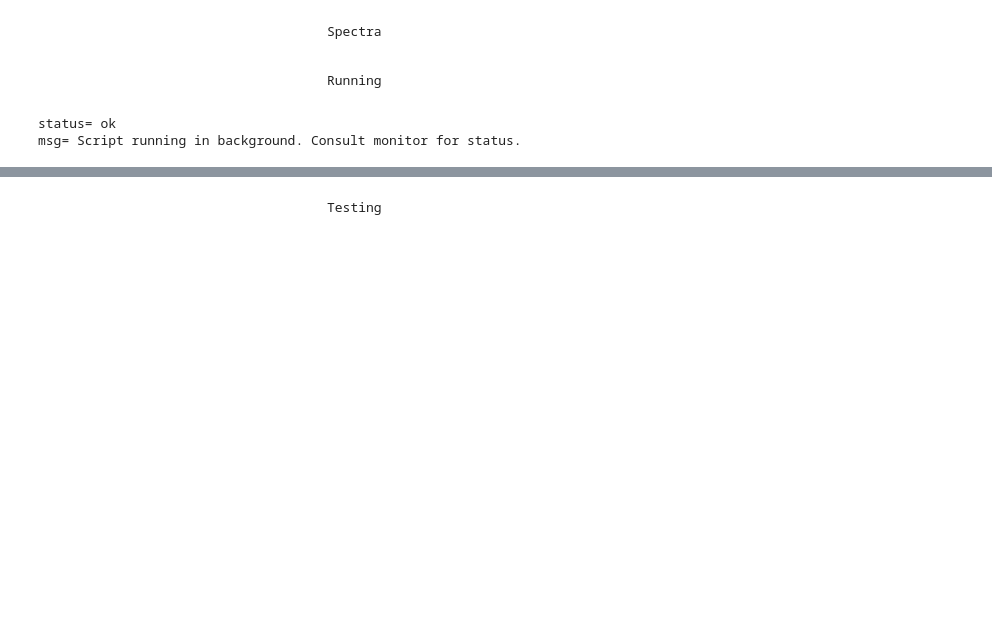
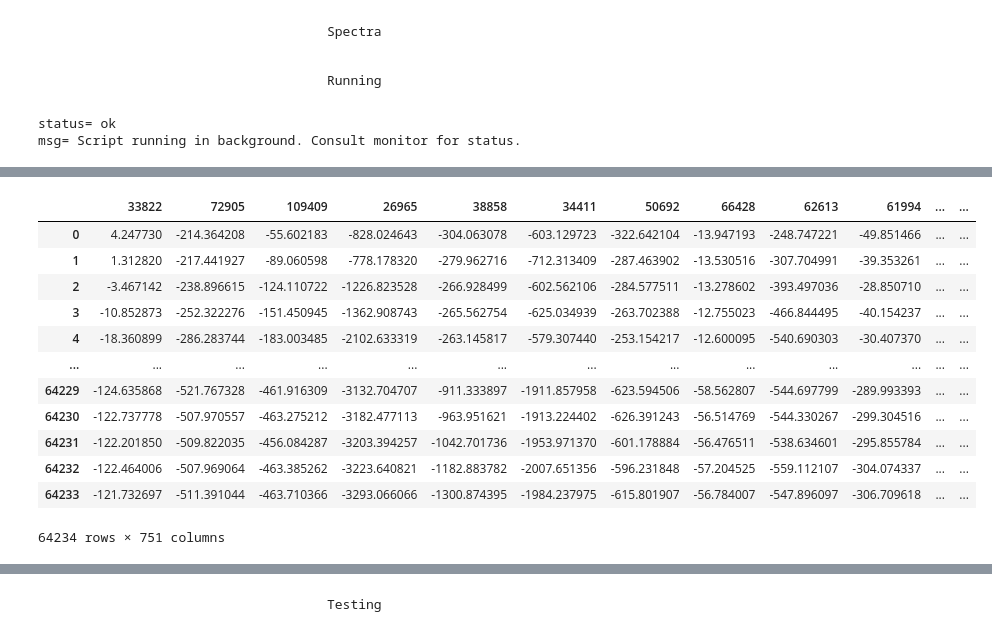
Before and after one commit to jgussman/CHIP, a Jupyter notebook: NoteBooks/main.ipynb, the cells around one changed output, grey strips where cells are left out. Saved outputs shown, nothing was run; the diff lists cells and outputs as text; code cells hidden in the pictures; blank space fills up the shorter version.

```diff
--- a/NoteBooks/main.ipynb
+++ b/NoteBooks/main.ipynb
@@ -180,7 +192,7 @@ def CrossCorrelate(filename_rv_df,normalized_Spectra):
     for i in range(filename_rv_df.shape[0]):
         row = filename_rv_df.iloc[i]
         filename = row[1]
-        maxRV = row[2]
+        maxRV = abs(row[2])
 
         normalizedFlux = normalized_Spectra[filename]
 
@@ -191,7 +203,7 @@ def CrossCorrelate(filename_rv_df,normalized_Spectra):
         # z = v_0/c
         z = (argmaxRV/299_792.458) #UNITS: None
         computeShiftedWavelength = lambda wl: wl + wl*z #UNITS: Angstroms
-        shifted_wl = np.array(list(map(computeShiftedWavelength,wl_solution[i])))
+        shifted_wl = np.array(list(map(computeShiftedWavelength,wl_solution)))
 
         #Making the key the HIRES ID so I easily convert it back to the Spoc ID later
         crossCorrelatedspectra[row[0]] = (shifted_wl,normalizedFlux)
@@ -237,8 +249,8 @@ def Interpolate(spectraDic):
     fluxDic = {}
     for HIRES_ID in spectraDic:
         wl = spectraDic[HIRES_ID][0]
-        flux = spectraDic[HIRES_ID][1]
-        interpolated_flux = np.interp(interpolate_over,x,fluxnorm)
+        flux_norm = spectraDic[HIRES_ID][1]
+        interpolated_flux = np.interp(interpolate_over,x,flux_norm)
         fluxDic[HIRES_ID] = interpolated_flux
 
     #Saving
@@ -277,0 +278,20 @@ name_filename_rv_df = pd.read_csv("HIRES_Filename_Maxrv.csv").dropna()
+# %%
+#Continum Normalize
+###-------DELETE THIS FROM HERE------------
+data = Download('prv.cookies', './spectraOutput')
+name_filename_rv_df = pd.read_csv("HIRES_Filename_rv.csv").dropna()
+spectraDic = {}
+download_Location = data.localdir
+for filename in name_filename_rv_df["FILENAME"]:
+    temp_deblazedFlux = fits.getdata("{0}/{1}.fits".format(download_Location,filename))
+    spectraDic[filename] = np.append(temp_deblazedFlux[0],[temp_deblazedFlux[i] for i in range(1,16)])
+spectraForStars = spectraDic
+import time
+start_time  = time.time()
+normalizedSpectraDic = ContinuumNormalize(spectraForStars,data)
+end_time = time.time() - start_time
+print(f"It took {end_time/60} minutes to complete continumm normalize on 751 objects")
+###------STOP DELETING HERE------------
+
+
+# normalizedSpectra = ContinuumNormalize(spectraForStars,data)
@@ -277,0 +302,18 @@ name_filename_rv_df = pd.read_csv("HIRES_Filename_Maxrv.csv").dropna()
+# %%
+crossCorrelatedSpectra = CrossCorrelate(name_filename_rv_df,normalizedSpectraDic)
+# %%
+Interpolate(crossCorrelatedSpectra)
+# %% [output]
+|  | 33822 | 72905 | 109409 | 26965 | 38858 | 34411 | 50692 | 66428 | 62613 | 61994 | ... | ... |
+| 0 | 4.247730 | -214.364208 | -55.602183 | -828.024643 | -304.063078 | -603.129723 | -322.642104 | -13.947193 | -248.747221 | -49.851466 | ... | ... |
+| 1 | 1.312820 | -217.441927 | -89.060598 | -778.178320 | -279.962716 | -712.313409 | -287.463902 | -13.530516 | -307.704991 | -39.353261 | ... | ... |
+| 2 | -3.467142 | -238.896615 | -124.110722 | -1226.823528 | -266.928499 | -602.562106 | -284.577511 | -13.278602 | -393.497036 | -28.850710 | ... | ... |
+| 3 | -10.852873 | -252.322276 | -151.450945 | -1362.908743 | -265.562754 | -625.034939 | -263.702388 | -12.755023 | -466.844495 | -40.154237 | ... | ... |
+| 4 | -18.360899 | -286.283744 | -183.003485 | -2102.633319 | -263.145817 | -579.307440 | -253.154217 | -12.600095 | -540.690303 | -30.407370 | ... | ... |
+| ... | ... | ... | ... | ... | ... | ... | ... | ... | ... | ... | ... | ... |
+| 64229 | -124.635868 | -521.767328 | -461.916309 | -3132.704707 | -911.333897 | -1911.857958 | -623.594506 | -58.562807 | -544.697799 | -289.993393 | ... | ... |
+| 64230 | -122.737778 | -507.970557 | -463.275212 | -3182.477113 | -963.951621 | -1913.224402 | -626.391243 | -56.514769 | -544.330267 | -299.304516 | ... | ... |
+| 64231 | -122.201850 | -509.822035 | -456.084287 | -3203.394257 | -1042.701736 | -1953.971370 | -601.178884 | -56.476511 | -538.634601 | -295.855784 | ... | ... |
+| 64232 | -122.464006 | -507.969064 | -463.385262 | -3223.640821 | -1182.883782 | -2007.651356 | -596.231848 | -57.204525 | -559.112107 | -304.074337 | ... | ... |
+| 64233 | -121.732697 | -511.391044 | -463.710366 | -3293.066066 | -1300.874395 | -1984.237975 | -615.801907 | -56.784007 | -547.896097 | -306.709618 | ... | ... |
+64234 rows × 751 columns
```
Also changed, not shown: parts of 32 cells of this notebook.
